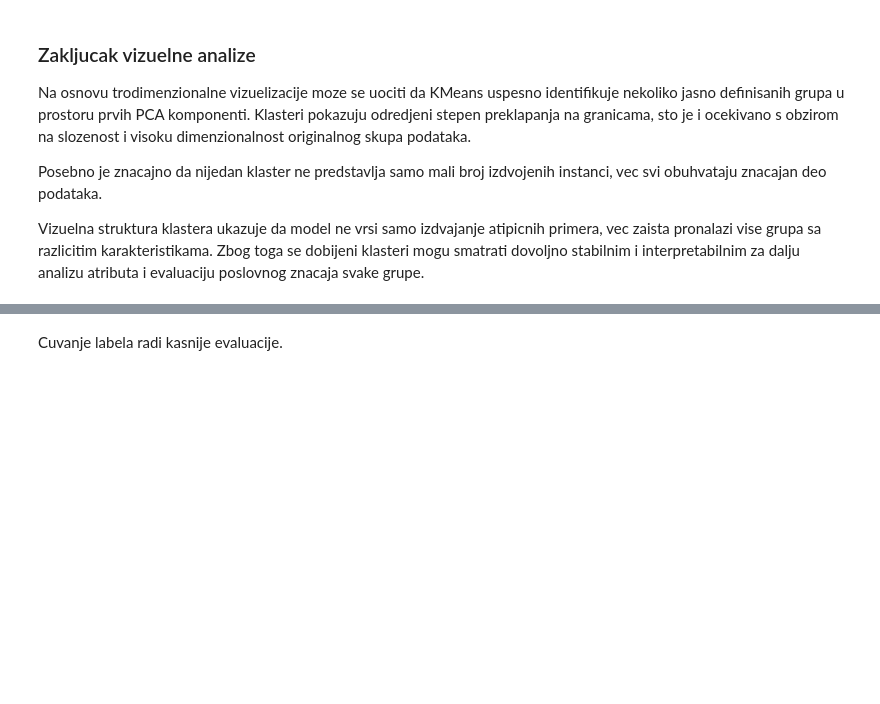
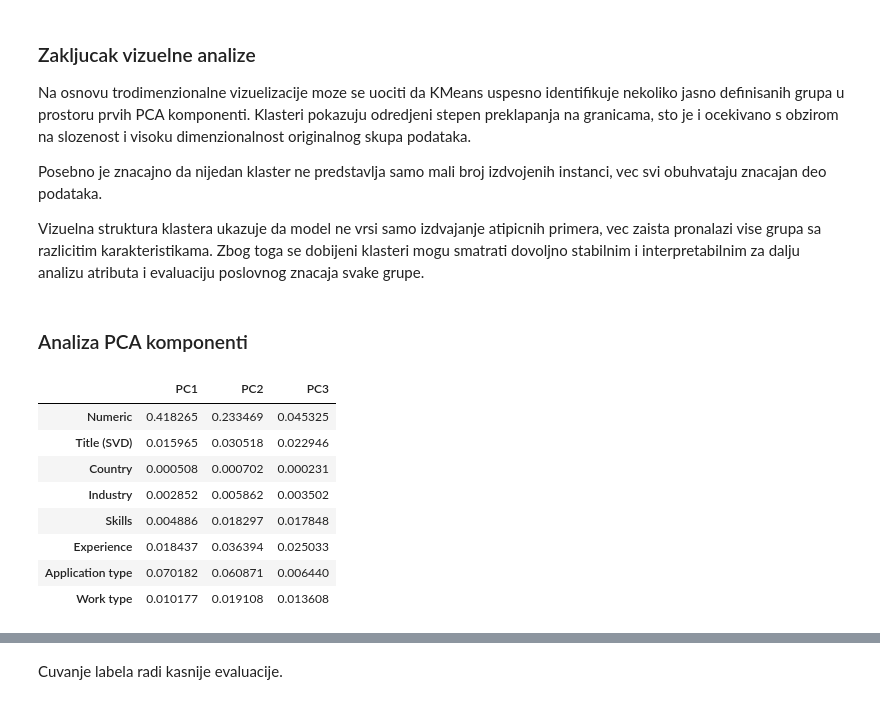
Before and after one commit to MarinaVr1/linkedin-job-postings-clustering, a Jupyter notebook: notebooks/clustering/kmeans.ipynb, the cells around one changed output, grey strips where cells are left out. Saved outputs shown, nothing was run; the diff lists cells and outputs as text; code cells hidden in the pictures; blank space fills up the shorter version.

```diff
--- a/notebooks/clustering/kmeans.ipynb
+++ b/notebooks/clustering/kmeans.ipynb
@@ -507,3 +507,11 @@ X_pca_3 = pca_3.fit_transform(X_scaled)
 kmeans_pca_3 = KMeans(n_clusters=4,random_state=42, n_init=10)
 
 labels_kmeans_pca_3 = kmeans_pca_3.fit_predict(X_pca_3)
+# %% [markdown]
+### Analiza PCA komponenti
+# %%
+loadings = pd.DataFrame(
+    pca_3.components_.T,
+    index=X_scaled.columns,
+    columns=["PC1", "PC2", "PC3"]
+)
@@ -509,0 +564,30 @@ labels_kmeans_pca_3 = kmeans_pca_3.fit_predict(X_pca_3)
+# %%
+group_contributions = pd.DataFrame(
+    index=groups.keys(),
+    columns=["PC1", "PC2", "PC3"]
+)
+
+for group_name, cols in groups.items():
+
+    cols = [c for c in cols if c in loadings.index]
+
+    for pc in loadings.columns:
+        group_contributions.loc[group_name, pc] = (
+            loadings.loc[cols, pc]
+            .abs()
+            .mean()
+        )
+
+group_contributions = group_contributions.astype(float)
+
+group_contributions
+# %% [output]
+|  | PC1 | PC2 | PC3 |
+| Numeric | 0.418265 | 0.233469 | 0.045325 |
+| Title (SVD) | 0.015965 | 0.030518 | 0.022946 |
+| Country | 0.000508 | 0.000702 | 0.000231 |
+| Industry | 0.002852 | 0.005862 | 0.003502 |
+| Skills | 0.004886 | 0.018297 | 0.017848 |
+| Experience | 0.018437 | 0.036394 | 0.025033 |
+| Application type | 0.070182 | 0.060871 | 0.006440 |
+| Work type | 0.010177 | 0.019108 | 0.013608 |
```
Also changed, not shown: parts of 10 cells of this notebook, 1 other file.
